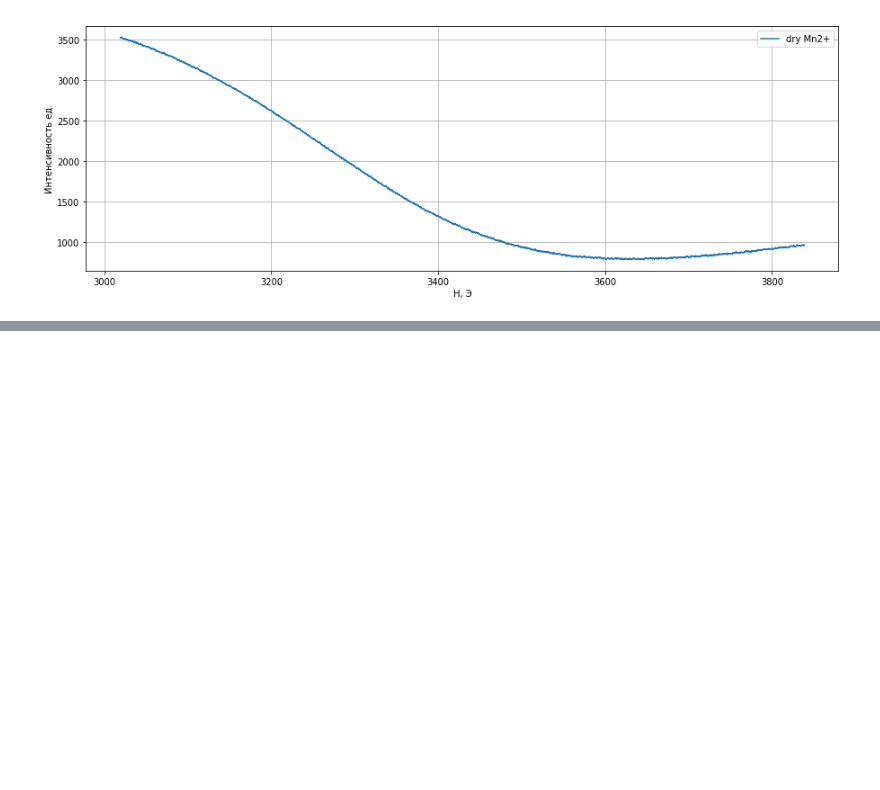
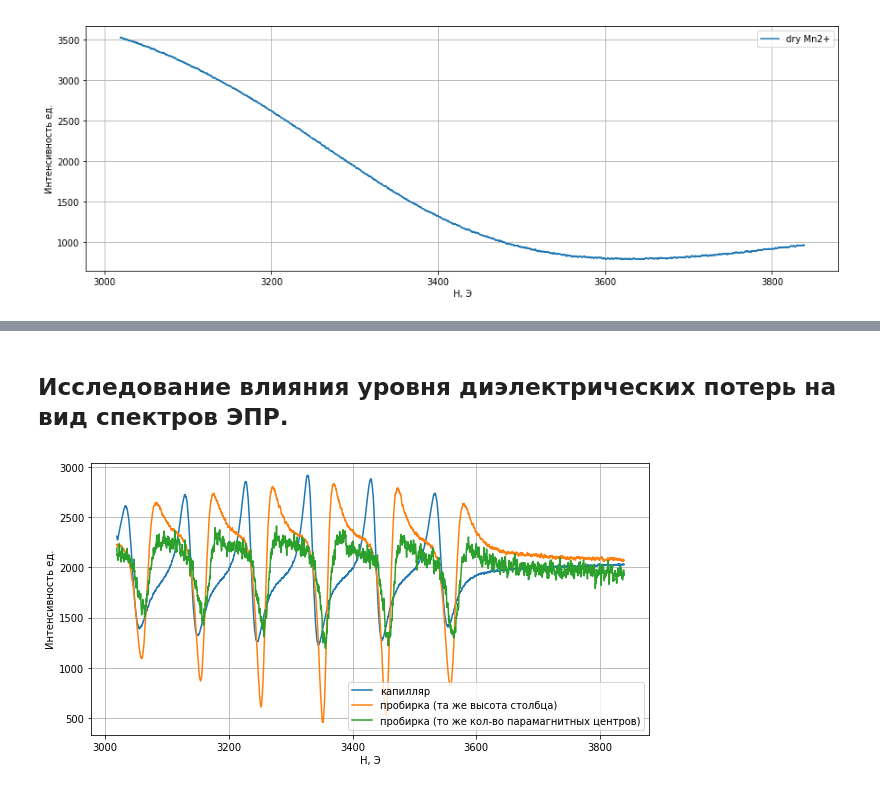
Before and after one commit to BertyWooster/PhysicalMethodsLabs, a Jupyter notebook: ЭПР/implementation.ipynb, the cells around one changed output, grey strips where cells are left out. Cells and saved outputs as stored; diff of their text form; code cells hidden in the pictures; blank space fills up the shorter version.

```diff
--- a/ЭПР/implementation.ipynb
+++ b/ЭПР/implementation.ipynb
@@ -258,0 +284,35 @@ Ke = 4.9*10^8 M^-1 c^-1
+# %% [markdown]
+## Исследование влияния уровня диэлектрических потерь на вид спектров ЭПР.
+# %%
+'''
+Описание пунктов - обозначений
+А - капилляр
+B - пробирка с той же высотой столбца
+С - пробирка с тем же колличеством парамагнитных частиц
+'''
+# Парсинг данных.
+
+dataA = pd.read_table('/home/dmitry/LatexProjects/physicalMethods/ЭПР/GadeckyDmitry/Задание4/A.txt', sep = '\s+' )
+fieldA = dataA['field,G']
+intensityA = dataA['intensity,a.u.']
+
+dataB = pd.read_table('/home/dmitry/LatexProjects/physicalMethods/ЭПР/GadeckyDmitry/Задание4/B.txt', sep = '\s+' )
+fieldB = dataB['field,G']
+intensityB = dataB['intensity,a.u.']
+
+dataC = pd.read_table('/home/dmitry/LatexProjects/physicalMethods/ЭПР/GadeckyDmitry/Задание4/C.txt', sep = '\s+' )
+fieldC = dataC['field,G']
+intensityC = dataC['intensity,a.u.']
+
+
+#Визуализация.
+plt.figure(figsize= (10,5))
+plt.plot(fieldA,intensityA, label='капилляр')
+plt.plot(fieldB,intensityB, label='пробирка (та же высота столбца)')
+plt.plot(fieldC,intensityC, label='пробирка (то же кол-во парамагнитных центров)')
+plt.xlabel("H, Э")
+plt.ylabel("Интенсивность ед.")
+plt.legend();
+plt.grid()
+# %% [output]
+[figure, added]
```
Also changed, not shown: parts of 2 cells of this notebook, 12 other files.
